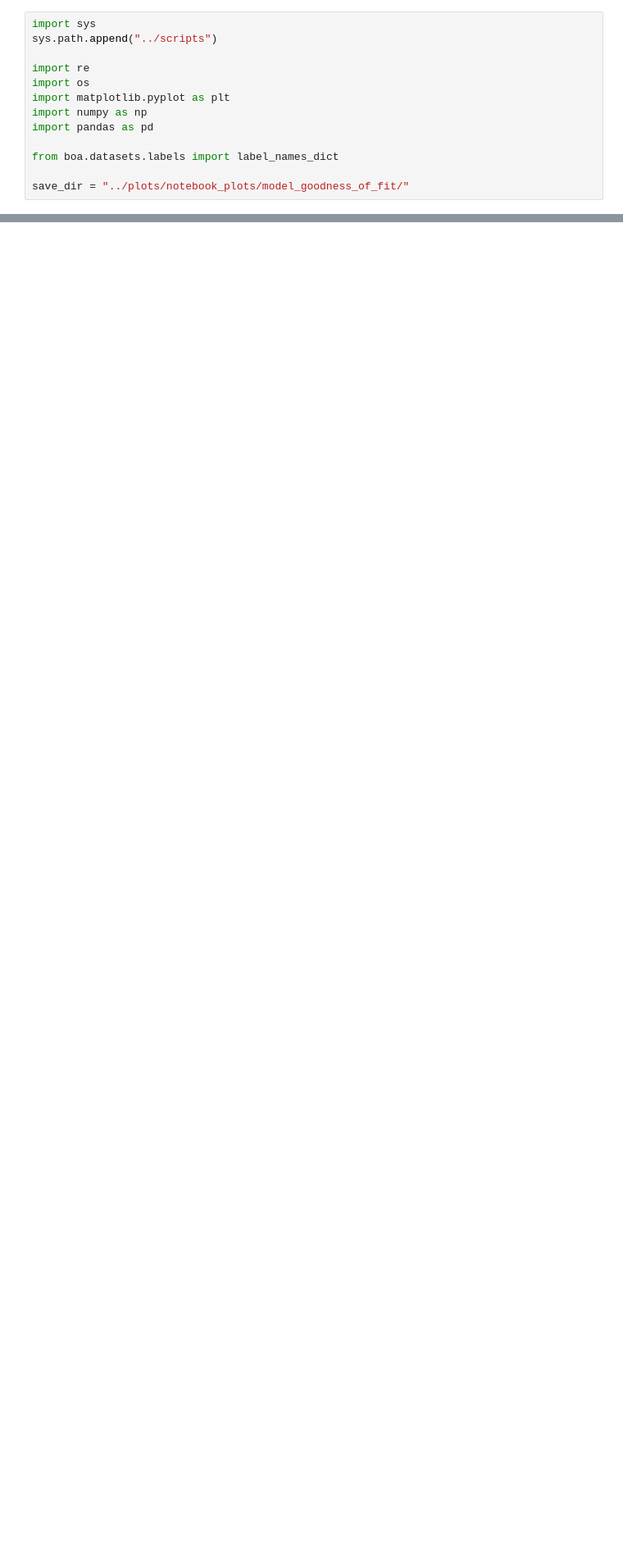
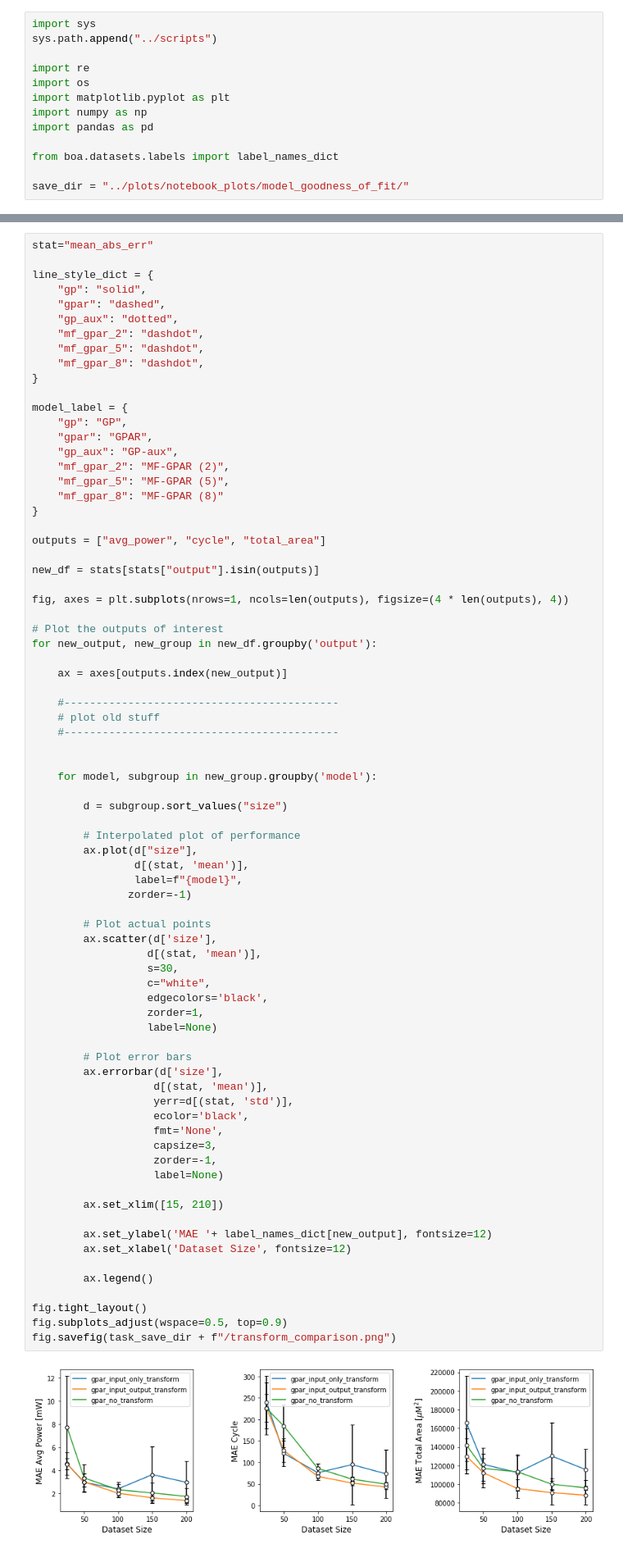
Before and after one commit to gncs/boa, a Jupyter notebook: notebooks/Model Goodness-of-Fit Visualisation.ipynb, the cells around one changed output, grey strips where cells are left out. Shown at 82% size. Saved outputs shown, nothing was run; the diff lists cells and outputs as text; blank space fills up the shorter version.

```diff
--- a/notebooks/Model Goodness-of-Fit Visualisation.ipynb
+++ b/notebooks/Model Goodness-of-Fit Visualisation.ipynb
@@ -425,0 +471,78 @@ Plotting relative comparisons
+# %%
+stat="mean_abs_err"
+
+line_style_dict = {
+    "gp": "solid",
+    "gpar": "dashed",
+    "gp_aux": "dotted",
+    "mf_gpar_2": "dashdot",
+    "mf_gpar_5": "dashdot",
+    "mf_gpar_8": "dashdot",
+}
+
+model_label = {
+    "gp": "GP",
+    "gpar": "GPAR",
+    "gp_aux": "GP-aux",
+    "mf_gpar_2": "MF-GPAR (2)",
+    "mf_gpar_5": "MF-GPAR (5)",
+    "mf_gpar_8": "MF-GPAR (8)"
+}
+
+outputs = ["avg_power", "cycle", "total_area"]
+
+new_df = stats[stats["output"].isin(outputs)]
+
+fig, axes = plt.subplots(nrows=1, ncols=len(outputs), figsize=(4 * len(outputs), 4))
+
+# Plot the outputs of interest
+for new_output, new_group in new_df.groupby('output'):
+
+    ax = axes[outputs.index(new_output)]
+
+    #-------------------------------------------
+    # plot old stuff
+    #-------------------------------------------
+
+
+    for model, subgroup in new_group.groupby('model'):
+
+        d = subgroup.sort_values("size")
+
+        # Interpolated plot of performance
+        ax.plot(d["size"],
+                d[(stat, 'mean')],
+                label=f"{model}",
+               zorder=-1)
+
+        # Plot actual points
+        ax.scatter(d['size'],
+                  d[(stat, 'mean')],
+                  s=30,
+                  c="white",
+                  edgecolors='black',
+                  zorder=1,
+                  label=None)
+
+        # Plot error bars
+        ax.errorbar(d['size'],
+                   d[(stat, 'mean')],
+                   yerr=d[(stat, 'std')],
+                   ecolor='black',
+                   fmt='None',
+                   capsize=3,
+                   zorder=-1,
+                   label=None)
+
+        ax.set_xlim([15, 210])
+
+        ax.set_ylabel('MAE '+ label_names_dict[new_output], fontsize=12)
+        ax.set_xlabel('Dataset Size', fontsize=12)
+
+        ax.legend()
+
+fig.tight_layout()
+fig.subplots_adjust(wspace=0.5, top=0.9)
+fig.savefig(task_save_dir + f"/transform_comparison.png")
+# %% [output]
+[figure, added]
```
Also changed, not shown: parts of 9 cells of this notebook, 16 other files.
